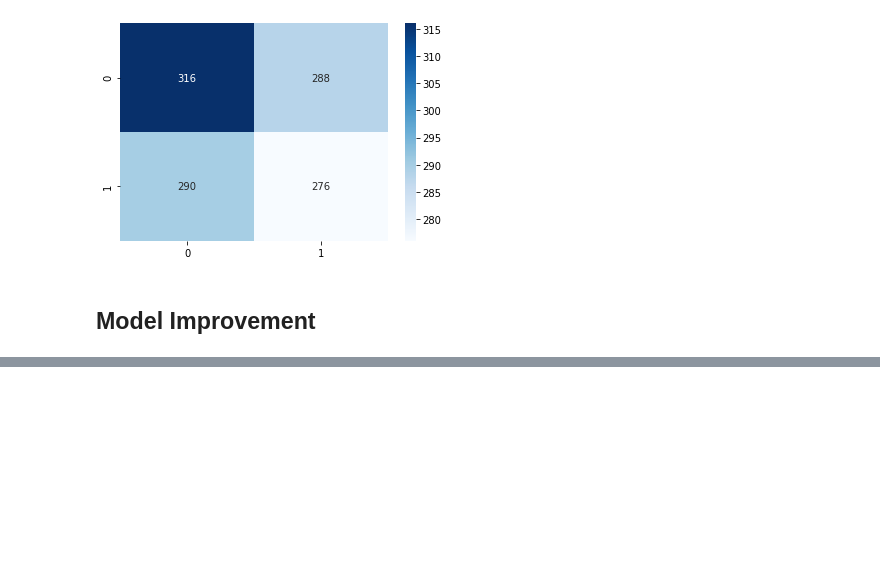
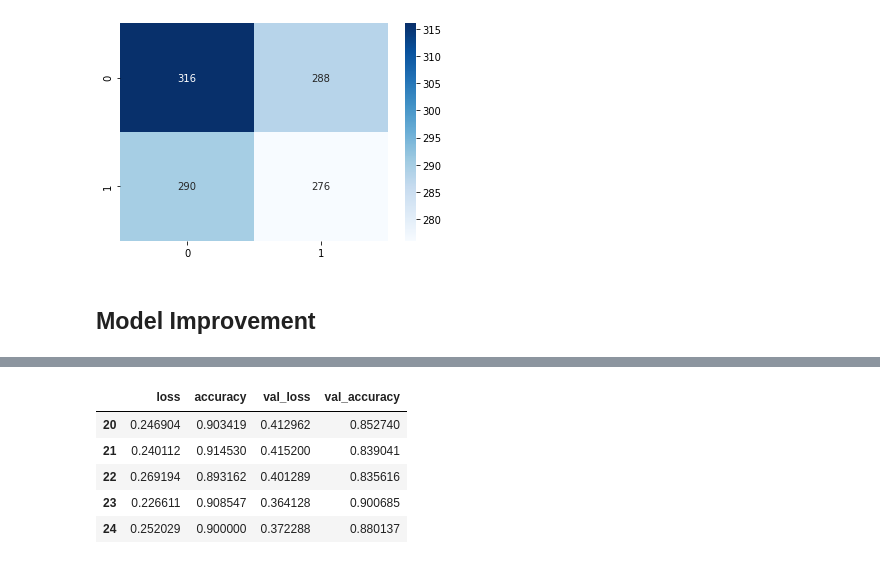
Before and after one commit to Penzragon/h8dsft_Milestone2P2, a Jupyter notebook: newscript.ipynb, the cells around one changed output, grey strips where cells are left out. Saved outputs shown, nothing was run; the diff lists cells and outputs as text; code cells hidden in the pictures; blank space fills up the shorter version.

```diff
--- a/newscript.ipynb
+++ b/newscript.ipynb
@@ -284,0 +325,10 @@ sns.heatmap(conf, annot=True, fmt='d', cmap='Blues')
+# %%
+metrics = pd.DataFrame(history.history)
+metrics.tail()
+# %% [output]
+|  | loss | accuracy | val_loss | val_accuracy |
+| 20 | 0.246904 | 0.903419 | 0.412962 | 0.852740 |
+| 21 | 0.240112 | 0.914530 | 0.415200 | 0.839041 |
+| 22 | 0.269194 | 0.893162 | 0.401289 | 0.835616 |
+| 23 | 0.226611 | 0.908547 | 0.364128 | 0.900685 |
+| 24 | 0.252029 | 0.900000 | 0.372288 | 0.880137 |
```
Also changed, not shown: parts of 4 cells of this notebook.
